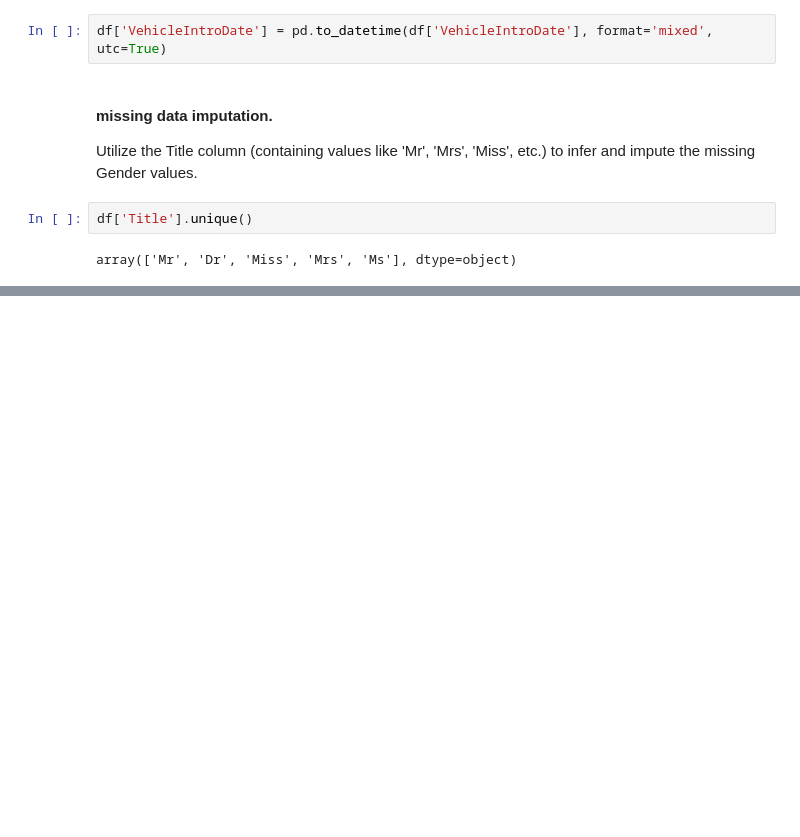
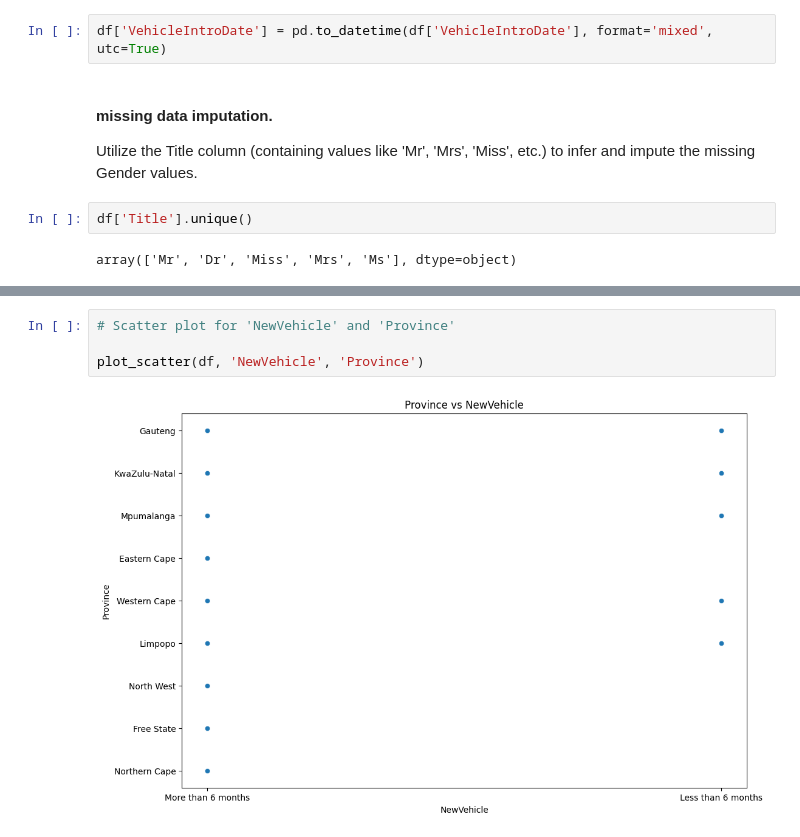
Before and after one commit to Gemechu90/AlphaCare-InsuranceAnalytics, a Jupyter notebook: notebooks/insurance_EDA.ipynb, the cells around one changed output, grey strips where cells are left out. Saved outputs shown, nothing was run; the diff lists cells and outputs as text; blank space fills up the shorter version.

```diff
--- a/notebooks/insurance_EDA.ipynb
+++ b/notebooks/insurance_EDA.ipynb
@@ -253,0 +329,6 @@ array(['Mr', 'Dr', 'Miss', 'Mrs', 'Ms'], dtype=object)
+# %%
+# Scatter plot for 'NewVehicle' and 'Province'
+
+plot_scatter(df, 'NewVehicle', 'Province')
+# %% [output]
+[figure, added]
```
Also changed, not shown: parts of 44 cells of this notebook.
